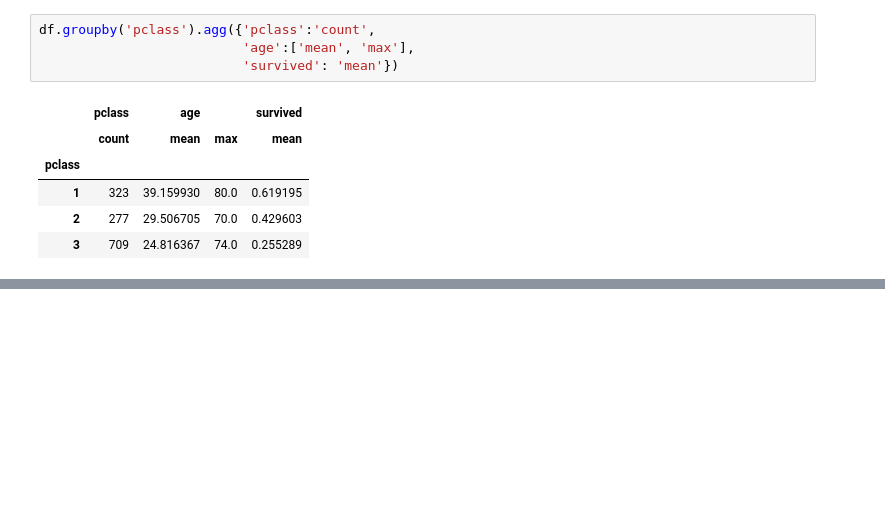
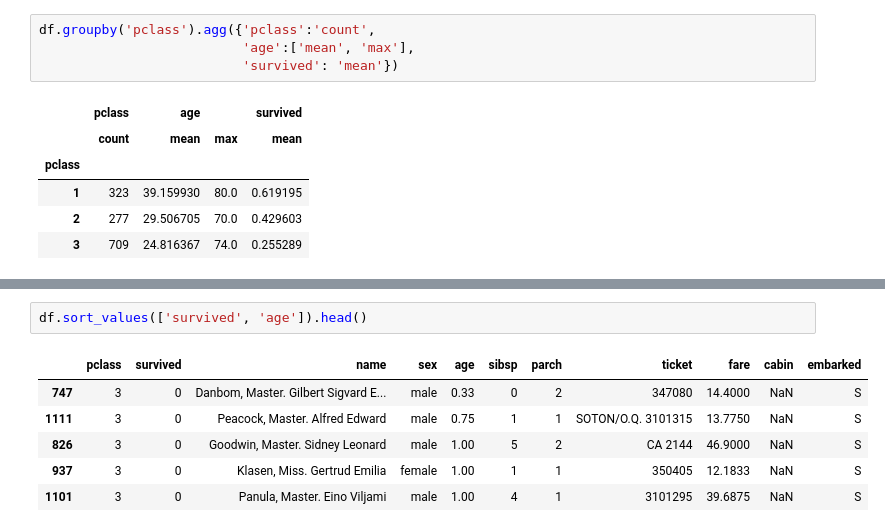
Before and after one commit to boedybios/pandas_tricks, a Jupyter notebook: pandas_tricks.ipynb, the cells around one changed output, grey strips where cells are left out. Drawn from its saved outputs; the diff is of its cells as text; blank space fills up the shorter version.

```diff
--- a/pandas_tricks.ipynb
+++ b/pandas_tricks.ipynb
@@ -2686,0 +2732,9 @@ df.groupby('pclass').agg(n_pass = ('pclass', 'count'),
+# %%
+df.sort_values(['survived', 'age']).head()
+# %% [output]
+|  | pclass | survived | name | sex | age | sibsp | parch | ticket | fare | cabin | embarked |
+| 747 | 3 | 0 | Danbom, Master. Gilbert Sigvard E... | male | 0.33 | 0 | 2 | 347080 | 14.4000 | NaN | S |
+| 1111 | 3 | 0 | Peacock, Master. Alfred Edward | male | 0.75 | 1 | 1 | SOTON/O.Q. 3101315 | 13.7750 | NaN | S |
+| 826 | 3 | 0 | Goodwin, Master. Sidney Leonard | male | 1.00 | 5 | 2 | CA 2144 | 46.9000 | NaN | S |
+| 937 | 3 | 0 | Klasen, Miss. Gertrud Emilia | female | 1.00 | 1 | 1 | 350405 | 12.1833 | NaN | S |
+| 1101 | 3 | 0 | Panula, Master. Eino Viljami | male | 1.00 | 4 | 1 | 3101295 | 39.6875 | NaN | S |
```
Also changed, not shown: parts of 93 cells of this notebook.
